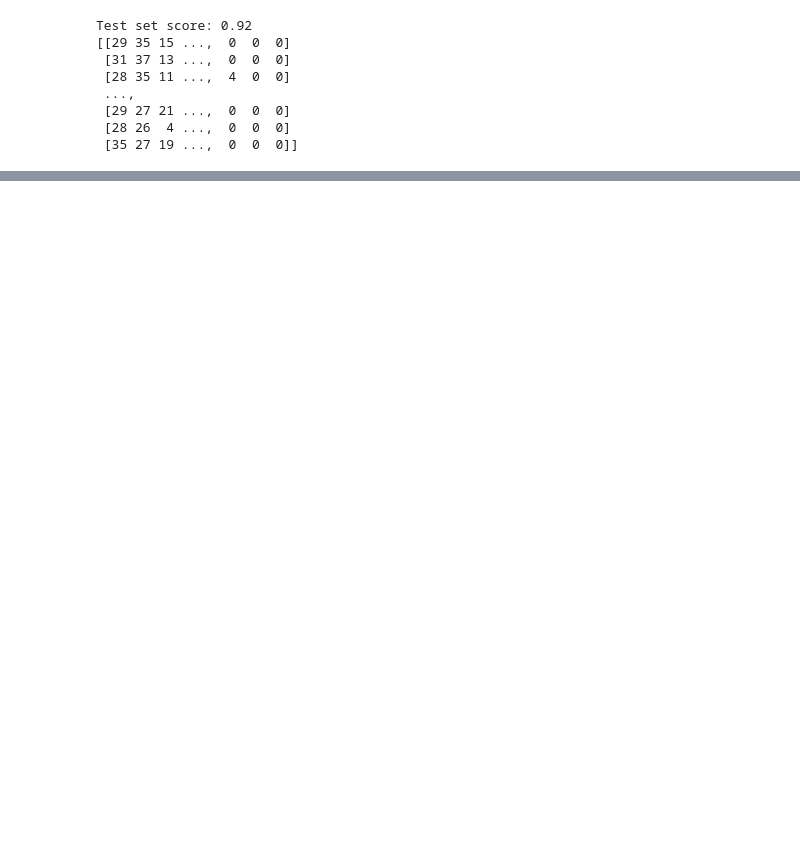
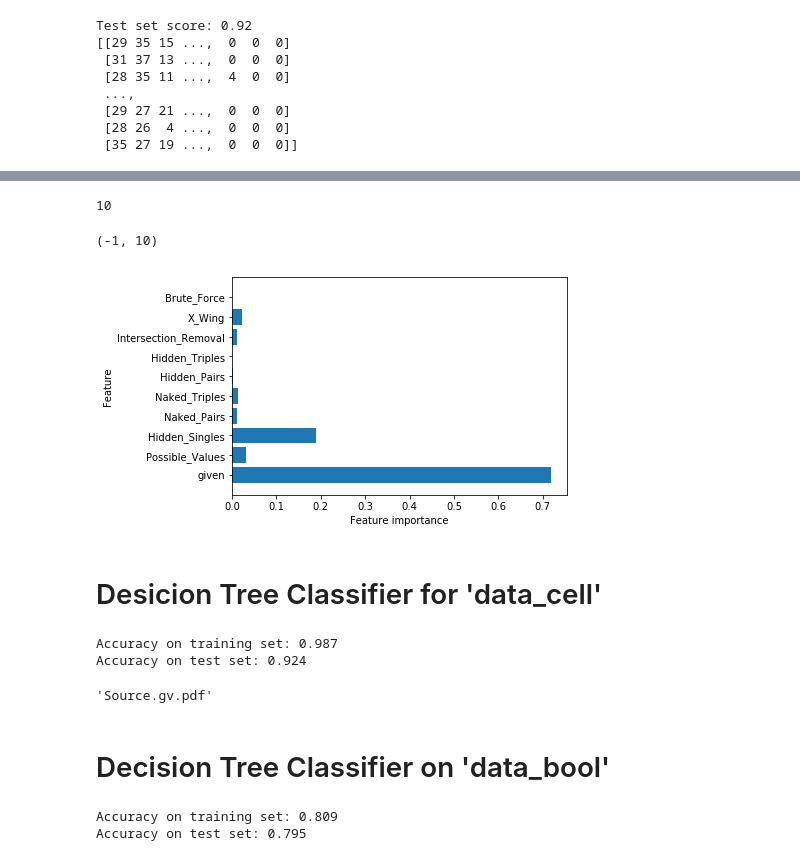
Before and after one commit to David-Lerner/notebooks, a Jupyter notebook: SudokuSQL.ipynb, the cells around one changed output, grey strips where cells are left out. Cells and saved outputs as stored; diff of their text form; code cells hidden in the pictures; blank space fills up the shorter version.

```diff
--- a/SudokuSQL.ipynb
+++ b/SudokuSQL.ipynb
@@ -129,0 +219,38 @@ Test set score: 0.92
+# %%
+n_features = dataset['data_bool'].shape[1]
+print(n_features)
+plt.barh(range(n_features), tree.feature_importances_, align='center')
+plt.yticks(np.arange(n_features), dataset['feature_names'])
+plt.xlabel("Feature importance")
+plt.ylabel("Feature")
+plt.ylim(-1, n_features)
+# %% [output]
+10
+(-1, 10)
+[figure, added]
+# %% [markdown]
+# Desicion Tree Classifier for 'data_cell'
+# %%
+X_train, X_test, y_train, y_test = train_test_split(
+    dataset['data_cell'], dataset['target'], random_state=0)
+
+#build the tree using the training data
+tree = DecisionTreeClassifier()
+tree.fit(X_train, y_train)
+
+#Print accuracy of the model
+print("Accuracy on training set: {:.3f}".format(tree.score(X_train, y_train)))
+print("Accuracy on test set: {:.3f}".format(tree.score(X_test, y_test)))
+
+export_graphviz(tree, out_file="tree.dot", class_names=dataset['target_names'],
+                feature_names=dataset['feature_names'], impurity=True, filled=True)
+
+with open("tree.dot") as f:
+    dot_graph = f.read()
+graphviz.Source(dot_graph).render()
+# %% [output]
+Accuracy on training set: 0.987
+Accuracy on test set: 0.924
+'Source.gv.pdf'
+# %% [markdown]
+# Decision Tree Classifier on 'data_bool'
@@ -129,0 +260,10 @@ Test set score: 0.92
+# %%
+tree = DecisionTreeClassifier()
+tree.fit(X_train, y_train)
+
+#Print accuracy of the model
+print("Accuracy on training set: {:.3f}".format(tree.score(X_train, y_train)))
+print("Accuracy on test set: {:.3f}".format(tree.score(X_test, y_test)))
+# %% [output]
+Accuracy on training set: 0.809
+Accuracy on test set: 0.795
```
Also changed, not shown: parts of 24 cells of this notebook, 3 other files.
